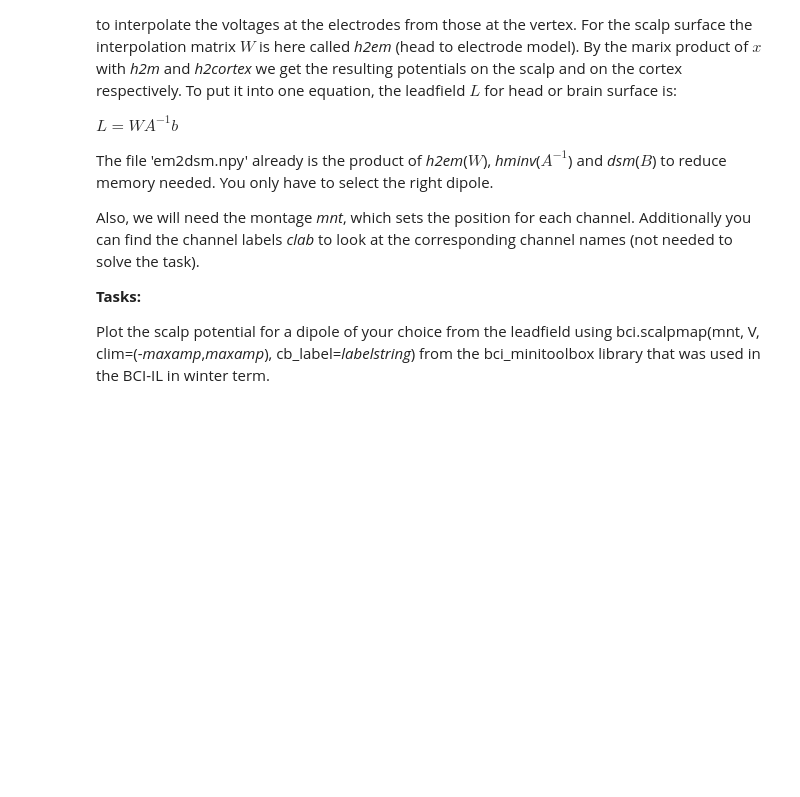
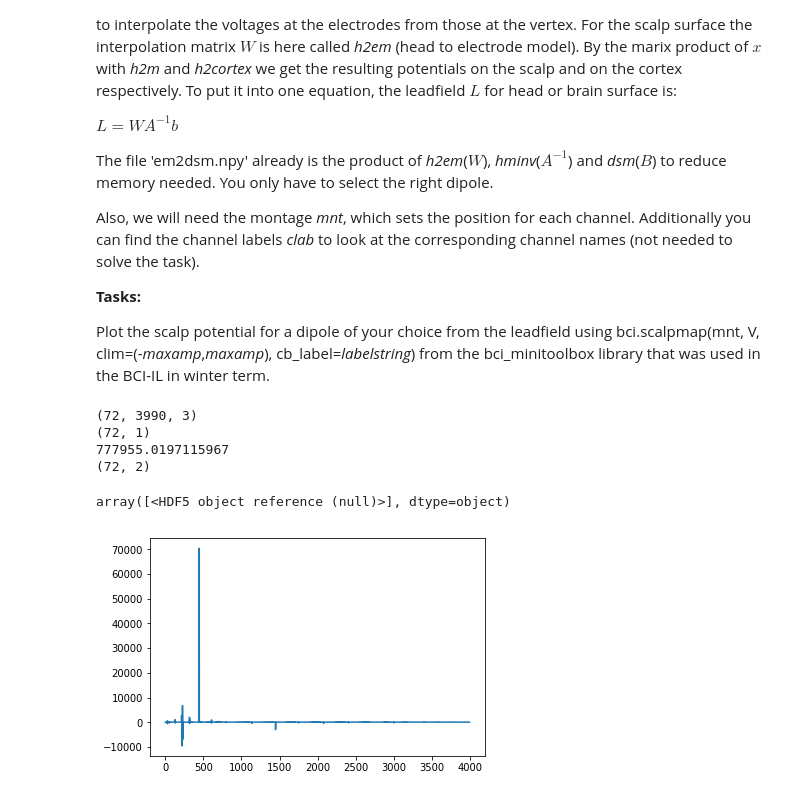
Before and after one commit to saikmsm/HWB, a Jupyter notebook: Exercise4.ipynb, the cells around one changed output. Cells and saved outputs as stored; diff of their text form; code cells hidden in the pictures; blank space fills up the shorter version.

```diff
--- a/Exercise4.ipynb
+++ b/Exercise4.ipynb
@@ -316,4 +351,22 @@ Plot the scalp potential for a dipole of your choice from the leadfield using bc
 # %%
 em2dsm=np.load('em2dsm.npy')
 mnt=np.load('mnt.npy')
-clab=np.load('clab.npy')
+clab=np.load('clab.npy', allow_pickle= True)
+# %%
+%matplotlib inline
+maxamp = em2dsm.max()
+print(em2dsm.shape)
+print(clab.shape)
+print(maxamp)
+print(mnt.shape)
+em2dsm
+time = em2dsm.shape[1]
+
+plt.plot(np.arange(time), em2dsm[50,:,0])
+# %% [output]
+(72, 3990, 3)
+(72, 1)
+777955.0197115967
+(72, 2)
+array([<HDF5 object reference (null)>], dtype=object)
+[figure, added]
```
Also changed, not shown: parts of 9 cells of this notebook.
